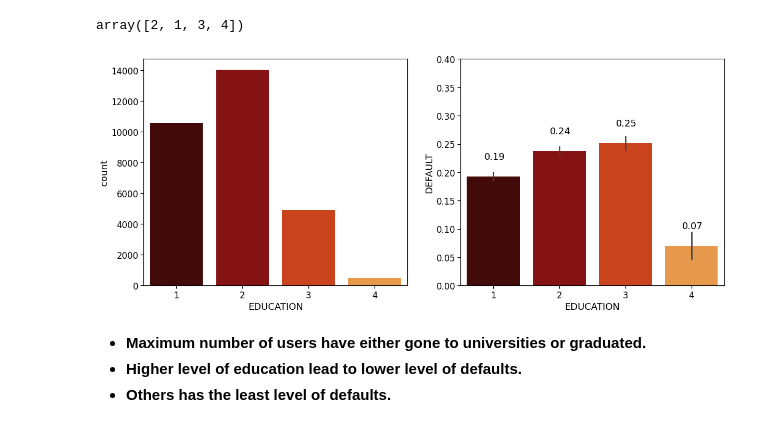
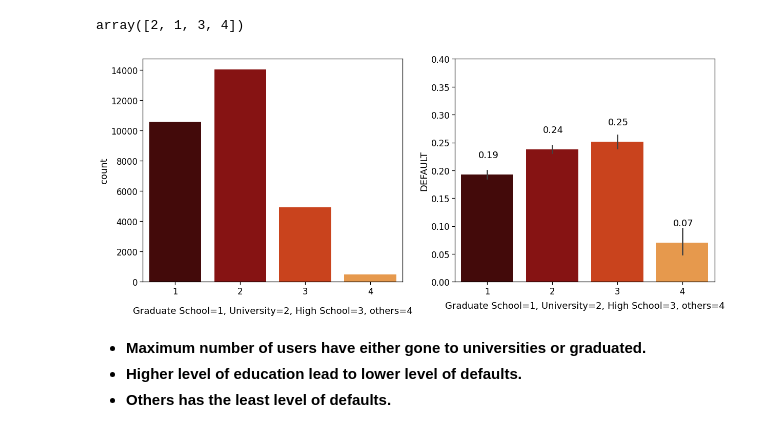
Before and after one commit to anishjohnson/Credit_Card_Default_Prediction, a Jupyter notebook: Credit_Card_Default_Prediction_.ipynb, the cells around one changed output. Drawn from its saved outputs; the diff is of its cells as text; code cells hidden in the pictures.

```diff
--- a/Credit_Card_Default_Prediction_.ipynb
+++ b/Credit_Card_Default_Prediction_.ipynb
@@ -277,20 +289,20 @@ plt.show()
 # %% [markdown]
 ### **SEX:**
 # %%
-# SEX.
+# SEX countplot.
 fig,(ax1, ax2) = plt.subplots(1,2, figsize=(15,5))
 sex = sns.countplot(credit_df.SEX, palette = 'gist_heat', ax=ax1)
 for p in sex.patches:
   sex.annotate((p.get_height()), (p.get_x()+0.30, p.get_height()+250))
 sex.set_ylim(0,25000)
-plt.xticks([0,1], ['Male', 'Female'])
+sex.set_xlabel(xlabel='Male=1, Female=2', labelpad=20)
 
 # SEX vs DEFAULT.
-sex2 = sns.barplot(data = credit_df, x='SEX', y='DEFAULT', palette = 'gist_heat', ax=ax2)
+sex2 = sns.barplot(data = credit_df, x='SEX', y='DEFAULT', palette = 'gist_heat', ax=ax2, ci=None)
 for p in sex2.patches:
-  sex2.annotate("%.2f" %(p.get_height()), (p.get_x()+0.30, p.get_height()+0.02))
-sex2.set_ylim(0,0.30)
-plt.xticks([0,1], ['Male', 'Female'])
+  sex2.annotate("%.2f" %(p.get_height()), (p.get_x()+0.30, p.get_height()+0.009))
+sex2.set_ylim(0,0.50)
+sex2.set_xlabel(xlabel='Male=1, Female=2', labelpad=20)
 fig.tight_layout(w_pad=4)
 plt.show()
 # %% [output]
@@ -304,20 +316,21 @@ credit_df.EDUCATION.unique()
 # %% [output]
 array([2, 1, 3, 4])
 # %%
+# EDUCATION countplot.
 fig, (ax1, ax2) = plt.subplots(1,2, figsize=(20,8))
 edu0 = sns.countplot(credit_df.EDUCATION, ax=ax1, palette='gist_heat')
+edu0.set_xlabel(xlabel='Graduate School=1, University=2, High School=3, others=4', labelpad=20)
 
-
+# EDUCATION vs DEFAULT.
 edu = sns.barplot(data=credit_df, x='EDUCATION', y='DEFAULT', palette = 'gist_heat', ax=ax2)
-
 edu.set_ylim(0, 0.4)
 for p in edu.patches:
   edu.annotate("%.2f" %(p.get_height()), (p.get_x()+0.26, p.get_height()+0.03))
+edu.set_xlabel(xlabel='Graduate School=1, University=2, High School=3, others=4', labelpad=10)
 
-edu.set_xticks([0,1,2,3], ['Graduate School', 'University', 'High School', 'others'])
 plt.show()
 # %% [output]
-[figure, old version]
+[figure, new version]
 # %% [markdown]
 * **Maximum number of users have either gone to universities or graduated.**
 * **Higher level of education lead to lower level of defaults.**
```
Also changed, not shown: parts of 89 cells of this notebook.
